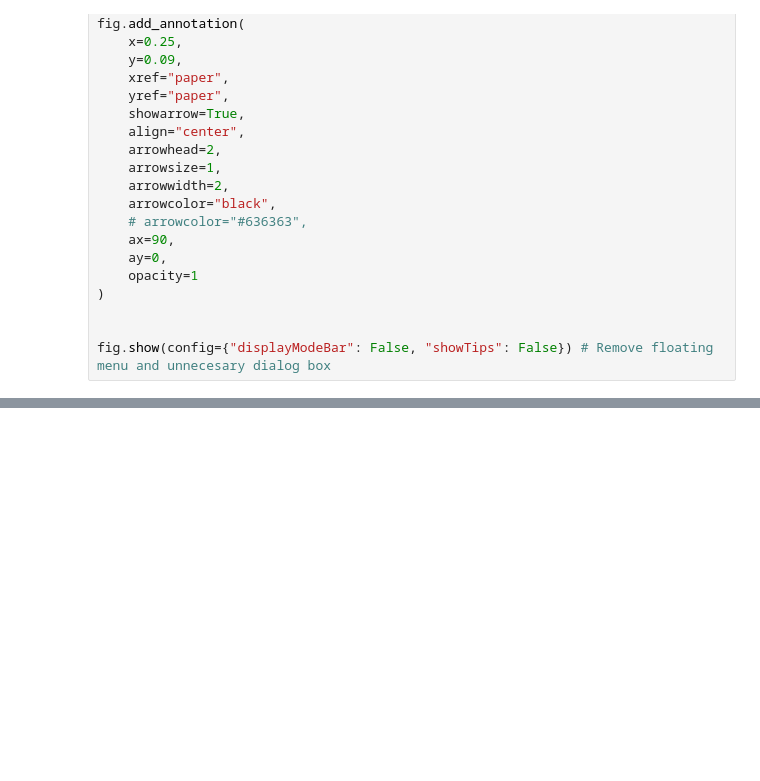
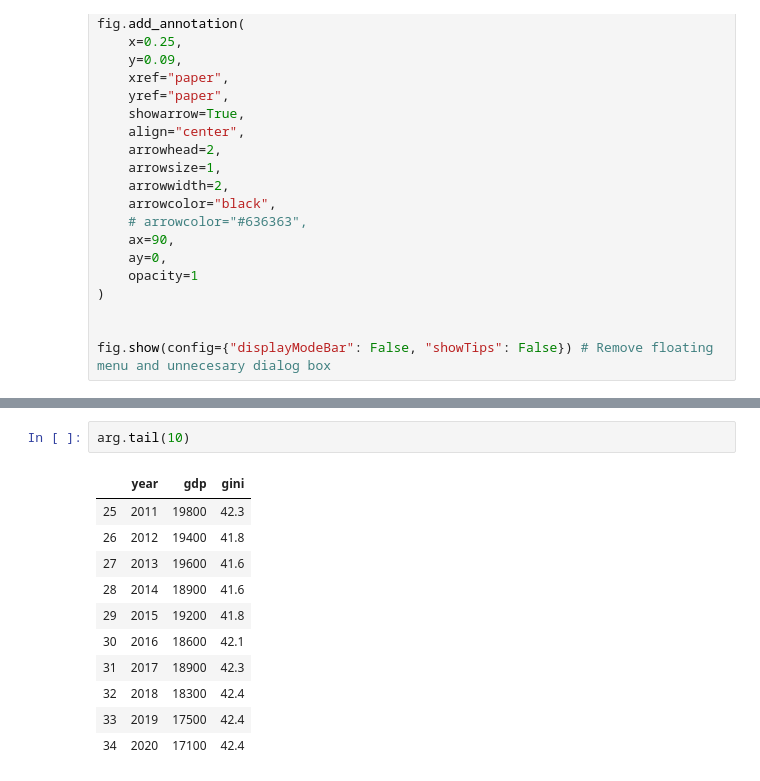
Before and after one commit to emibap/dataviz, a Jupyter notebook: argentina/gapminder.ipynb, the cells around one changed output, grey strips where cells are left out. Cells and saved outputs as stored; diff of their text form; blank space fills up the shorter version.

```diff
--- a/argentina/gapminder.ipynb
+++ b/argentina/gapminder.ipynb
@@ -460,0 +889,14 @@ fig.show(config={"displayModeBar": False, "showTips": False}) # Remove floating
+# %%
+arg.tail(10)
+# %% [output]
+|  | year | gdp | gini |
+| 25 | 2011 | 19800 | 42.3 |
+| 26 | 2012 | 19400 | 41.8 |
+| 27 | 2013 | 19600 | 41.6 |
+| 28 | 2014 | 18900 | 41.6 |
+| 29 | 2015 | 19200 | 41.8 |
+| 30 | 2016 | 18600 | 42.1 |
+| 31 | 2017 | 18900 | 42.3 |
+| 32 | 2018 | 18300 | 42.4 |
+| 33 | 2019 | 17500 | 42.4 |
+| 34 | 2020 | 17100 | 42.4 |
```
Also changed, not shown: parts of 9 cells of this notebook.
